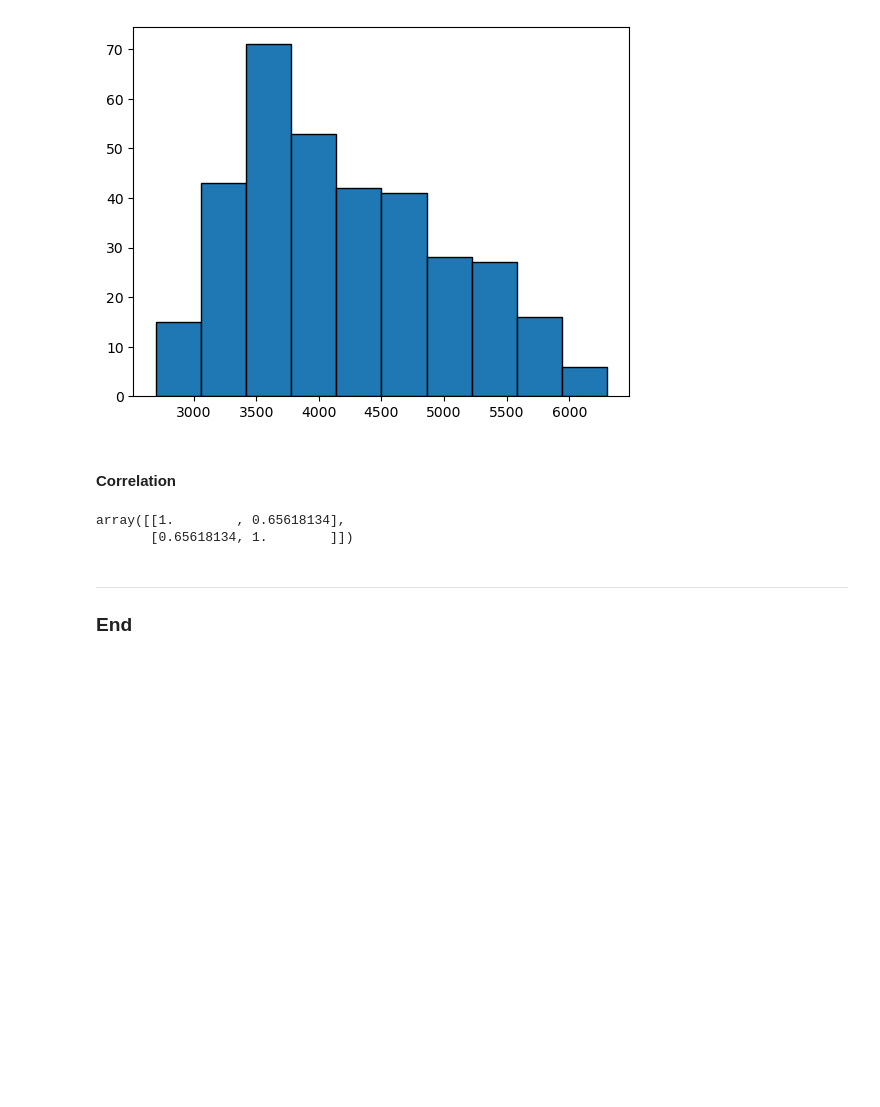
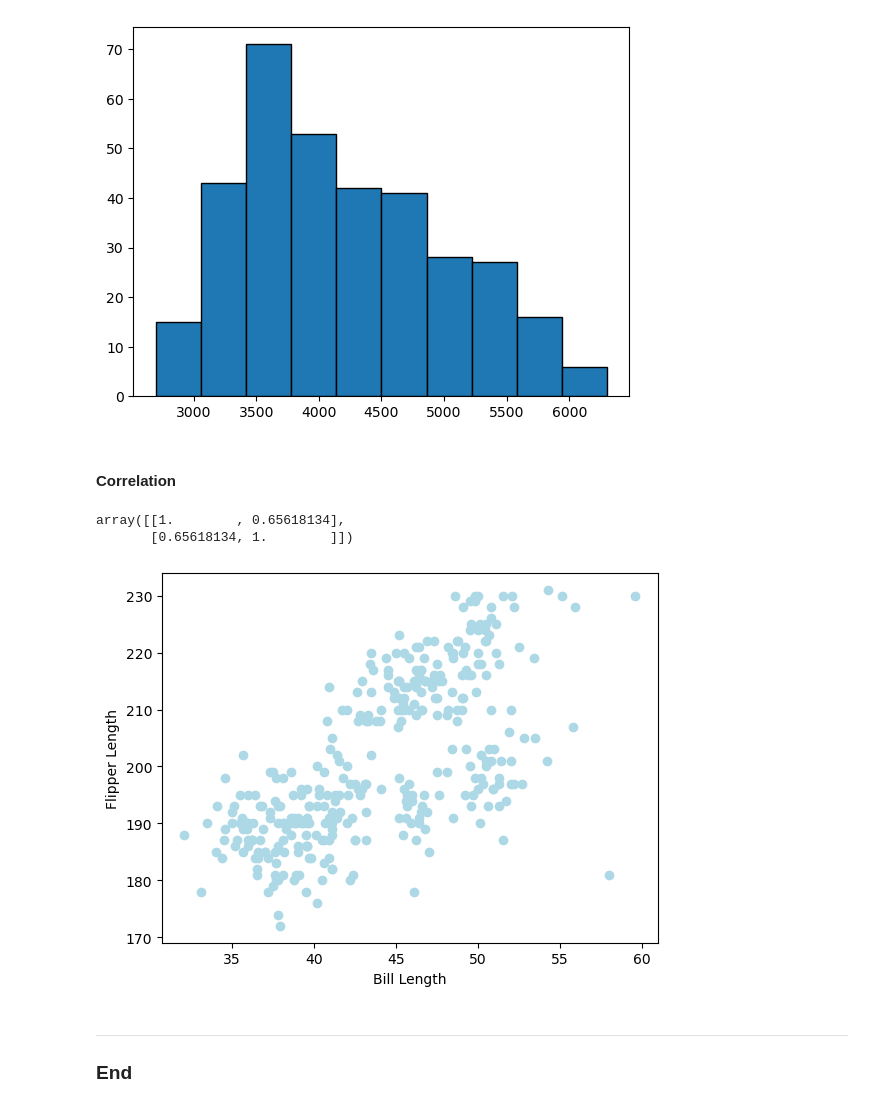
Before and after one commit to NiallRussell/analytics_project, a Jupyter notebook: penguins.ipynb, the cells around one changed output. Cells and saved outputs as stored; diff of their text form; code cells hidden in the pictures; blank space fills up the shorter version.

Commit message:
scatter plot

```diff
--- a/penguins.ipynb
+++ b/penguins.ipynb
@@ -118,6 +118,13 @@ r
 # %% [output]
 array([[1.        , 0.65618134],
        [0.65618134, 1.        ]])
+# %%
+plt.scatter(bill_length, flipper_length, c = "lightblue")
+plt.xlabel("Bill Length")
+plt.ylabel("Flipper Length")
+plt.show()
+# %% [output]
+[figure, added]
 # %% [markdown]
 ***
 ### End
```
